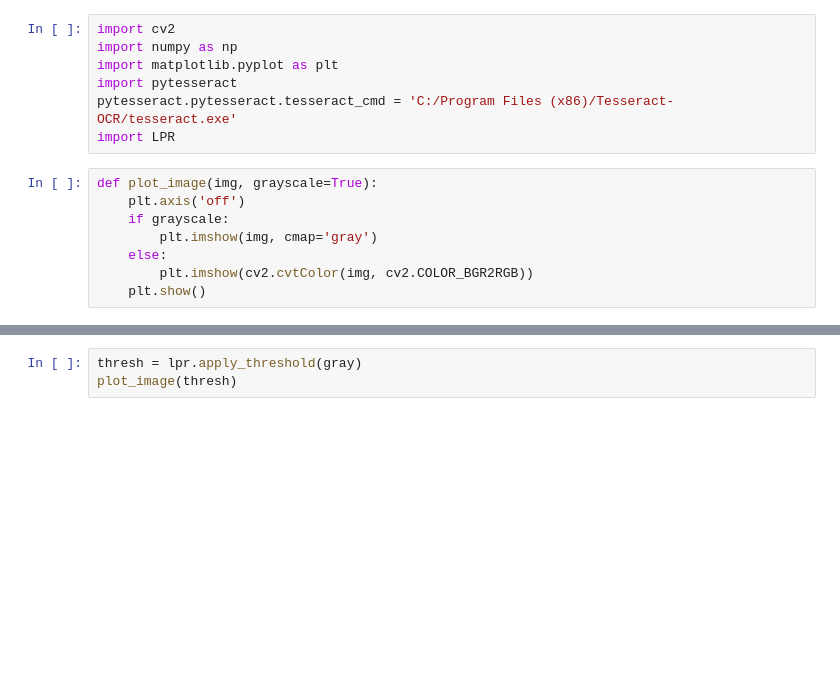
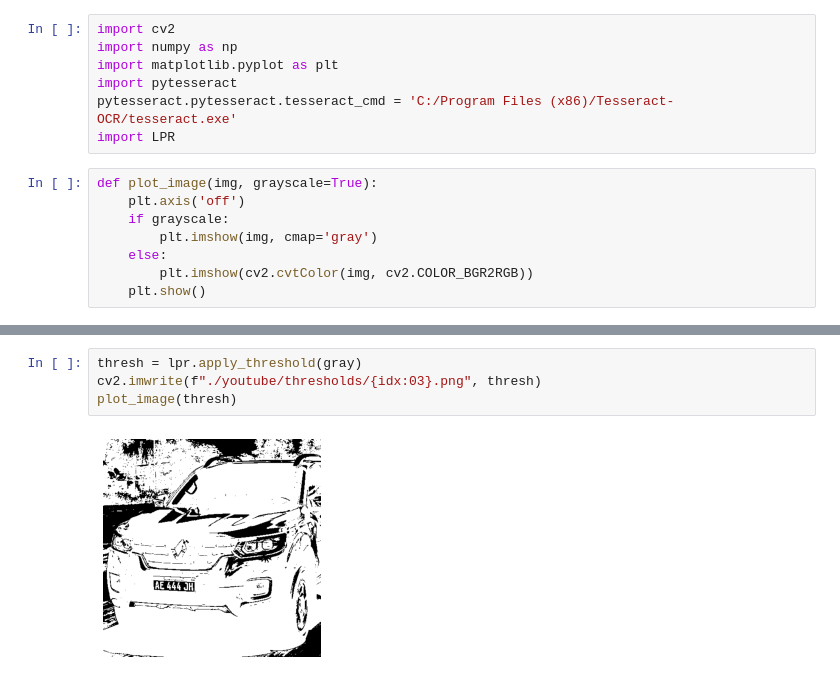
Before and after one commit to santifiorino/license-plate-recognition, a Jupyter notebook: experimentation.ipynb, the cells around one changed output, grey strips where cells are left out. Drawn from its saved outputs; the diff is of its cells as text; blank space fills up the shorter version.

```diff
--- a/experimentation.ipynb
+++ b/experimentation.ipynb
@@ -26,6 +31,9 @@ plot_image(gray)
 # %%
 thresh = lpr.apply_threshold(gray)
+cv2.imwrite(f"./youtube/thresholds/{idx:03}.png", thresh)
 plot_image(thresh)
+# %% [output]
+[figure, added]
 # %%
 contours = lpr.find_contours(thresh)
 canvas = np.zeros_like(img)
```
Also changed, not shown: parts of 13 cells of this notebook, 8 other files.
